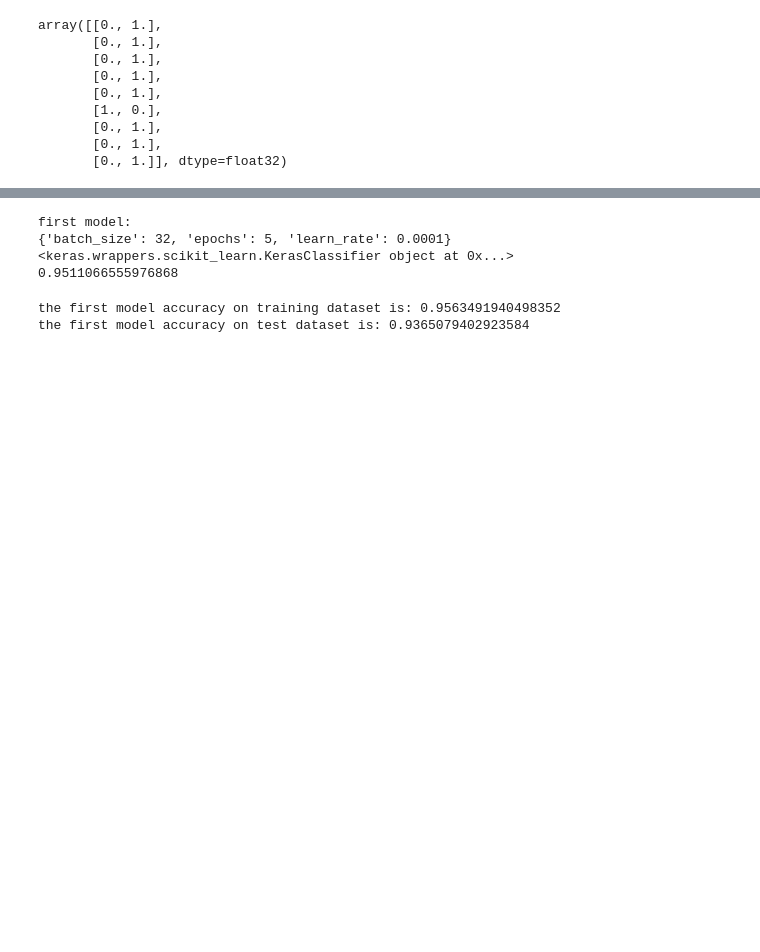
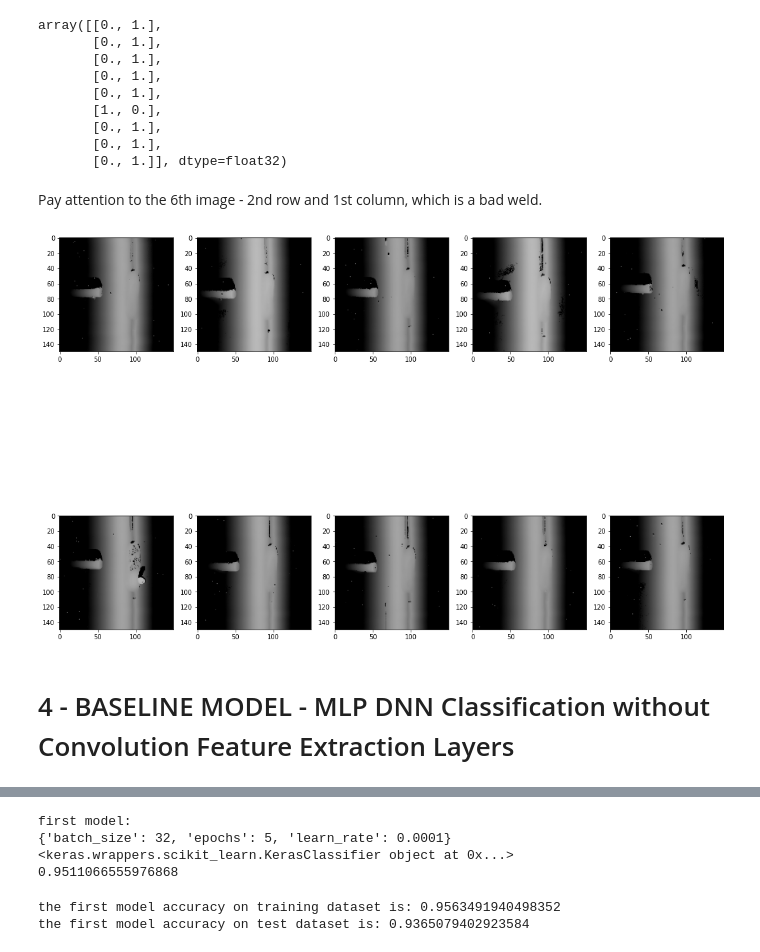
Before and after one commit to yl-code-it/MIGWeldDefectClassification, a Jupyter notebook: Machine_Learning_Term_Project.ipynb, the cells around one changed output, grey strips where cells are left out. Saved outputs shown, nothing was run; the diff lists cells and outputs as text; code cells hidden in the pictures; blank space fills up the shorter version.

```diff
--- a/Machine_Learning_Term_Project.ipynb
+++ b/Machine_Learning_Term_Project.ipynb
@@ -159,3 +183,19 @@ array([[0., 1.],
        [0., 1.],
        [0., 1.],
        [0., 1.]], dtype=float32)
+# %% [markdown]
+Pay attention to the 6th image - 2nd row and 1st column, which is a bad weld.
+# %%
+fig, ax=plt.subplots(2,5)
+fig.set_size_inches(15,15)
+l=0
+for i in range(2):
+    for j in range (5):
+        l += 1
+        ax[i,j].imshow(X_train[l])
+
+plt.tight_layout()
+# %% [output]
+[figure, added]
+# %% [markdown]
+# 4 - BASELINE MODEL - MLP DNN Classification without Convolution Feature Extraction Layers
```
Also changed, not shown: parts of 28 cells of this notebook.
